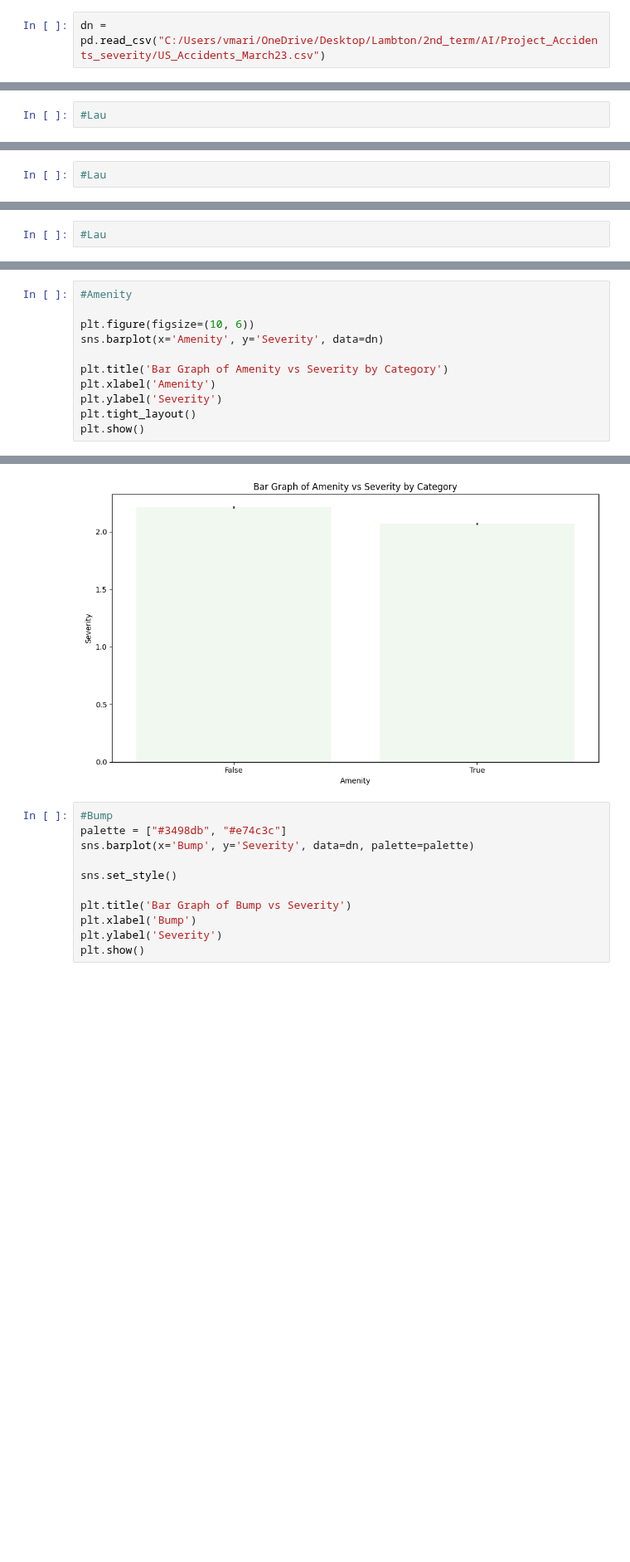
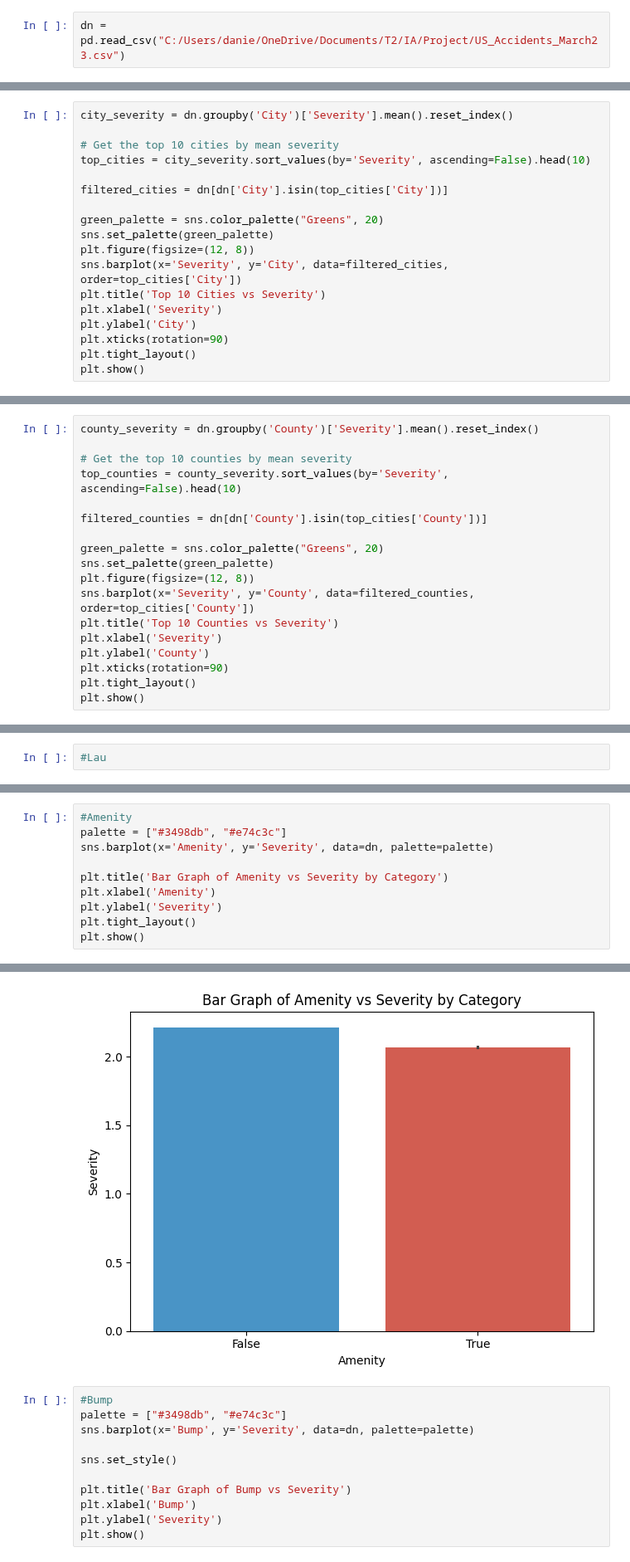
Before and after one commit to CaraShrestha/https-gitlab.com-ai-group-lambton-severity-prediction-us-roads, a Jupyter notebook: Notebook/severity_prediction.ipynb, the cells around one changed output, grey strips where cells are left out. Shown at 83% size. Drawn from its saved outputs; the diff is of its cells as text; blank space fills up the shorter version.

Commit message:
AP-29 DISTRIBUTION GRAPHS WITH SEVERITY - DANIELA

```diff
--- a/Notebook/severity_prediction.ipynb
+++ b/Notebook/severity_prediction.ipynb
@@ -4,7 +4,7 @@ import pandas as pd
 import matplotlib.pyplot as plt
 import seaborn as sns
 # %%
-dn = pd.read_csv("C:/Users/vmari/OneDrive/Desktop/Lambton/2nd_term/AI/Project_Accidents_severity/US_Accidents_March23.csv")
+dn = pd.read_csv("C:/Users/danie/OneDrive/Documents/T2/IA/Project/US_Accidents_March23.csv")
 # %%
 dn.head()
 # %% [output]
@@ -250,2 +264,18 @@ dn['Hour'] = dn['Weather_Timestamp'].dt.hour
 # %%
-#Lau
+city_severity = dn.groupby('City')['Severity'].mean().reset_index()
+
+# Get the top 10 cities by mean severity
+top_cities = city_severity.sort_values(by='Severity', ascending=False).head(10)
+
+filtered_cities = dn[dn['City'].isin(top_cities['City'])]
+
+green_palette = sns.color_palette("Greens", 20)
+sns.set_palette(green_palette)
+plt.figure(figsize=(12, 8))
+sns.barplot(x='Severity', y='City', data=filtered_cities, order=top_cities['City'])
+plt.title('Top 10 Cities vs Severity')
+plt.xlabel('Severity')
+plt.ylabel('City')
+plt.xticks(rotation=90)
+plt.tight_layout()
+plt.show()
@@ -252,5 +284,21 @@ dn['Hour'] = dn['Weather_Timestamp'].dt.hour
 # %%
-#Lau
+county_severity = dn.groupby('County')['Severity'].mean().reset_index()
+
+# Get the top 10 counties by mean severity
+top_counties = county_severity.sort_values(by='Severity', ascending=False).head(10)
+
+filtered_counties = dn[dn['County'].isin(top_cities['County'])]
+
+green_palette = sns.color_palette("Greens", 20)
+sns.set_palette(green_palette)
+plt.figure(figsize=(12, 8))
+sns.barplot(x='Severity', y='County', data=filtered_counties, order=top_cities['County'])
+plt.title('Top 10 Counties vs Severity')
+plt.xlabel('Severity')
+plt.ylabel('County')
+plt.xticks(rotation=90)
+plt.tight_layout()
+plt.show()
 # %%
 #Lau
 # %%
@@ -300,9 +348,8 @@ plt.show()
 [figure]
 # %%
 #Amenity
-
-plt.figure(figsize=(10, 6))
-sns.barplot(x='Amenity', y='Severity', data=dn)
+palette = ["#3498db", "#e74c3c"]
+sns.barplot(x='Amenity', y='Severity', data=dn, palette=palette)
 
 plt.title('Bar Graph of Amenity vs Severity by Category')
 plt.xlabel('Amenity')
@@ -313,4 +363,4 @@ plt.show()
-[figure, old version]
+[figure, new version]
 # %%
 #Bump
 palette = ["#3498db", "#e74c3c"]
```
Also changed, not shown: parts of 26 cells of this notebook.
